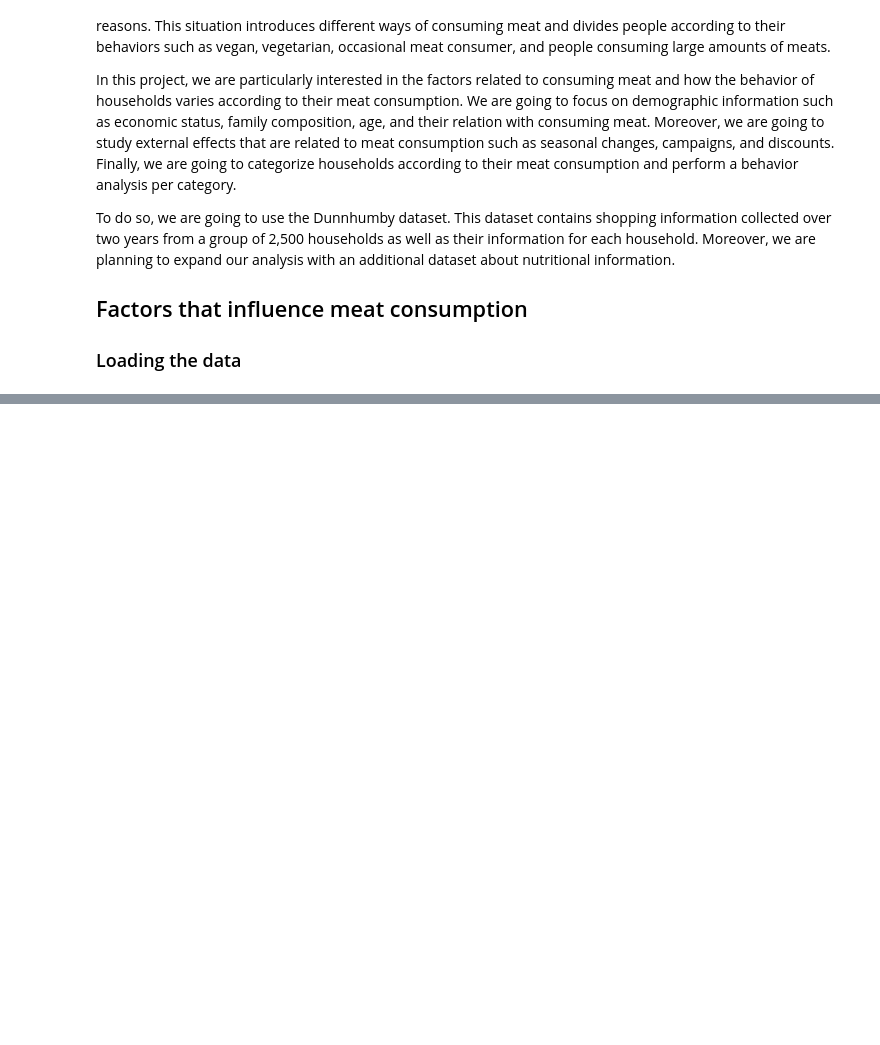
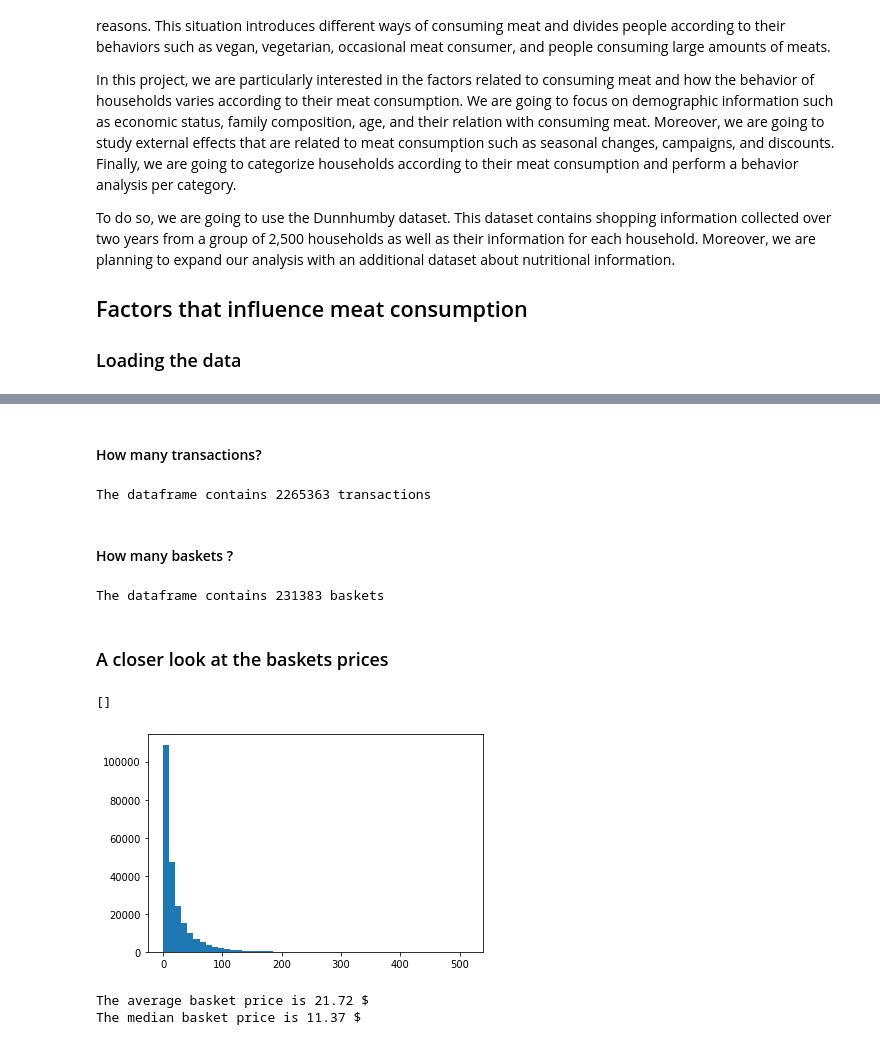
Before and after one commit to BenjaminEngelman/ADA-Project, a Jupyter notebook: Project-MainThomas.ipynb, the cells around one changed output, grey strips where cells are left out. Drawn from its saved outputs; the diff is of its cells as text; code cells hidden in the pictures; blank space fills up the shorter version.

```diff
--- a/Project-MainThomas.ipynb
+++ b/Project-MainThomas.ipynb
@@ -126,0 +357,2 @@ cont_meat.to_csv('data/cont_meat.csv')
+# %%
+transactions = pd.read_csv('dunnhumby/transaction_data.csv', sep = ',')
@@ -126,0 +404,3 @@ cont_meat.to_csv('data/cont_meat.csv')
+# %%
+food_products_IDs = food_products.PRODUCT_ID.values
+transactions = transactions[transactions.PRODUCT_ID.isin(food_products_IDs)]
@@ -126,0 +417,3 @@ cont_meat.to_csv('data/cont_meat.csv')
+# %%
+transactions["PAID_PRICE"] = (transactions.SALES_VALUE - (transactions.RETAIL_DISC.abs() + transactions.COUPON_MATCH_DISC.abs()))
+transactions["PAID_PRICE"] = transactions["PAID_PRICE"].clip(lower=0)
@@ -126,0 +443,27 @@ cont_meat.to_csv('data/cont_meat.csv')
+# %% [markdown]
+#### How many transactions?
+# %%
+print(f"The dataframe contains {len(transactions)} transactions")
+# %% [output]
+The dataframe contains 2265363 transactions
+# %% [markdown]
+#### How many baskets ?
+# %%
+print(f"The dataframe contains {len(transactions.BASKET_ID.unique())} baskets")
+# %% [output]
+The dataframe contains 231383 baskets
+# %% [markdown]
+### A closer look at the baskets prices
+# %%
+basket_prices = transactions.groupby("BASKET_ID").PAID_PRICE.sum()
+plt.hist(basket_prices, bins=50)
+plt.plot()
+# %% [output]
+[]
+[figure, added]
+# %%
+print(f"The average basket price is {round(basket_prices.mean(), 2)} $")
+print(f"The median basket price is {round(basket_prices.median(), 2)} $")
+# %% [output]
+The average basket price is 21.72 $
+The median basket price is 11.37 $
```
Also changed, not shown: parts of 90 cells of this notebook.
